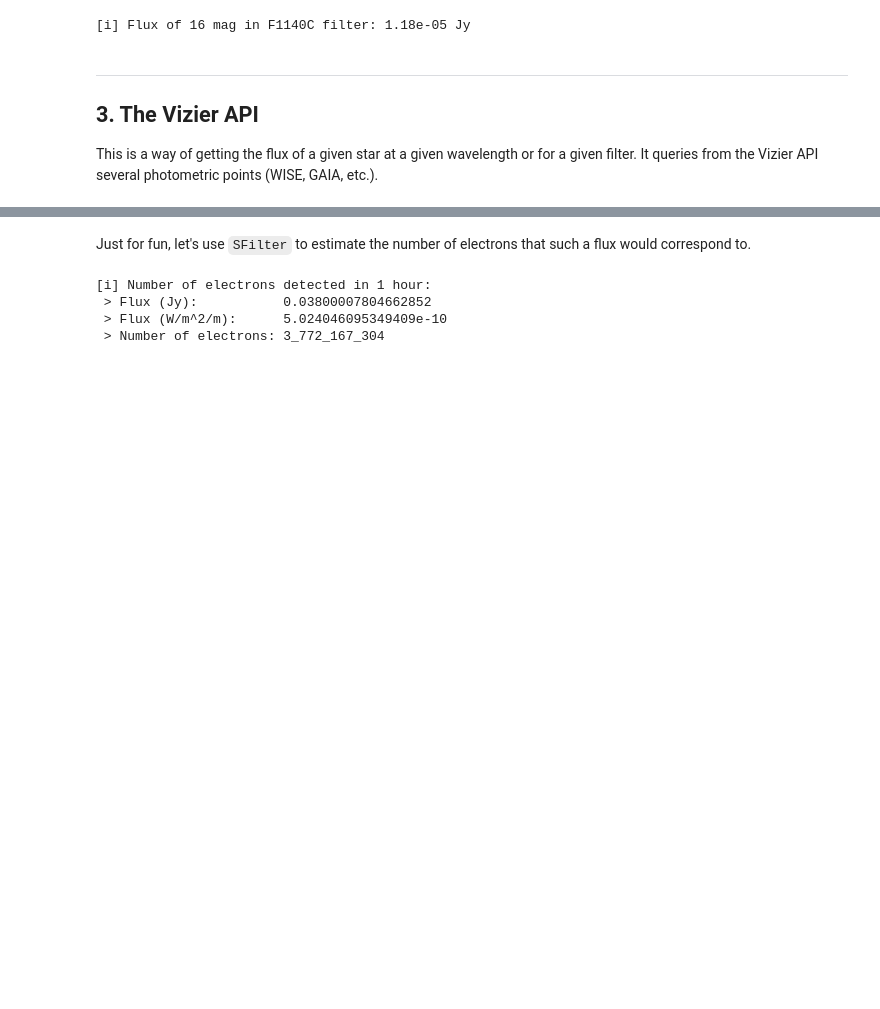
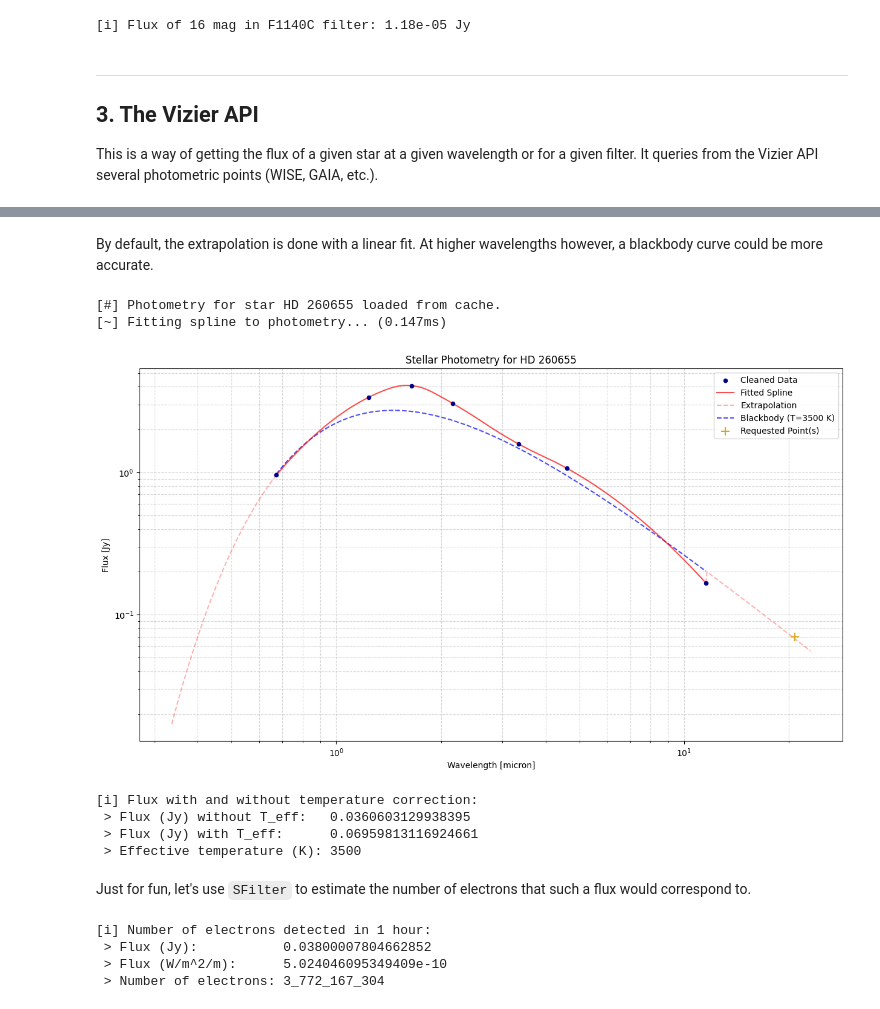
Before and after one commit to ProfesseurShadoko/oplanet, a Jupyter notebook: example.ipynb, the cells around one changed output, grey strips where cells are left out. Cells and saved outputs as stored; diff of their text form; code cells hidden in the pictures; blank space fills up the shorter version.

```diff
--- a/example.ipynb
+++ b/example.ipynb
@@ -166,3 +159,21 @@ WISE W4 photometry for star CNS5 1430 is an outlier and will be dropped. !
+# %% [markdown]
+By default, the extrapolation is done with a linear fit. At higher wavelengths however, a blackbody curve could be more accurate.
+# %%
+T_eff = 3500
+flux_jy_bb = get_photometry_jy("HD 260655", "F2100W", show=True, T_eff=T_eff)
+Message("Flux with and without temperature correction:").list({
+    "Flux (Jy) without T_eff": flux_jy,
+    "Flux (Jy) with T_eff": flux_jy_bb,
+    "Effective temperature (K)": T_eff
+})
+# %% [output]
+[#] Photometry for star HD 260655 loaded from cache.
+[~] Fitting spline to photometry... (0.147ms)
+[figure, added]
+[i] Flux with and without temperature correction:
+ > Flux (Jy) without T_eff:   0.0360603129938395
+ > Flux (Jy) with T_eff:      0.06959813116924661
+ > Effective temperature (K): 3500
 # %% [markdown]
 Just for fun, let's use `SFilter` to estimate the number of electrons that such a flux would correspond to.
 # %%
```
Also changed, not shown: parts of 1 cell of this notebook, 3 other files.
